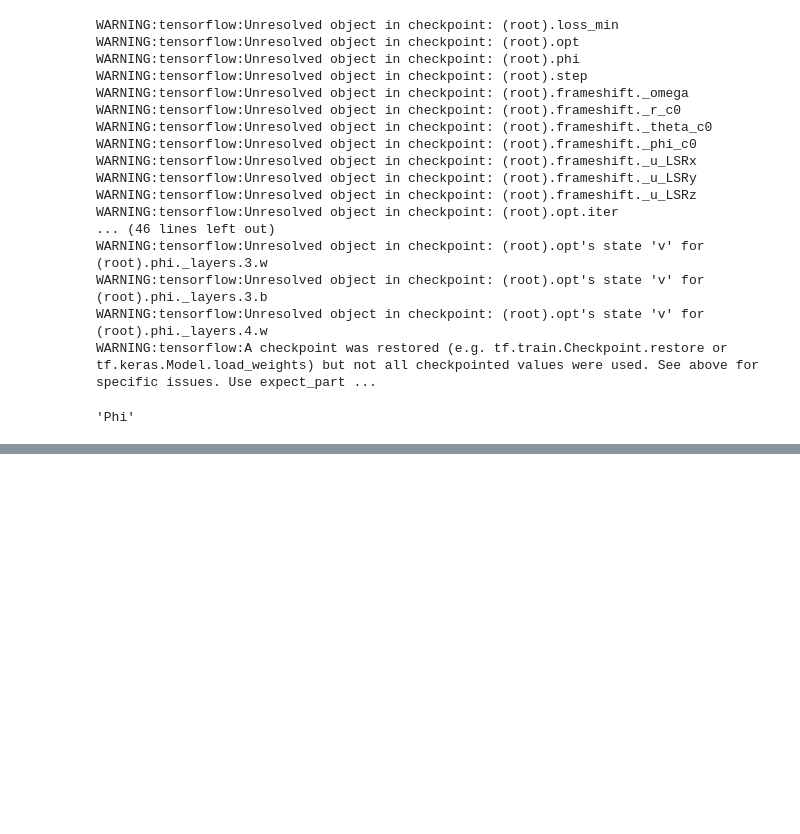
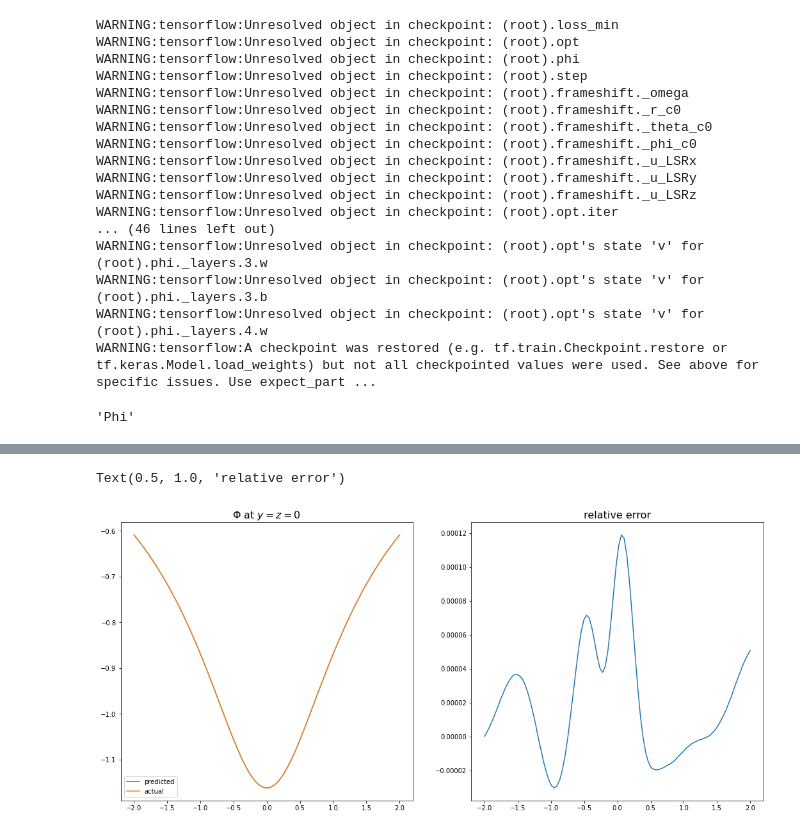
Before and after one commit to gregreen/deep-potential, a Jupyter notebook: notebooks/test_frameshift.ipynb, the cells around one changed output, grey strips where cells are left out. Saved outputs shown, nothing was run; the diff lists cells and outputs as text; code cells hidden in the pictures; blank space fills up the shorter version.

```diff
--- a/notebooks/test_frameshift.ipynb
+++ b/notebooks/test_frameshift.ipynb
@@ -619,0 +896,12 @@ Solution: $\vec v = \vec u_{LSR}$
+# %%
+u0 = tf.constant([u_LSR[0], u_LSR[1], u_LSR[2]], dtype=tf.float32)
+q = tf.constant(df_data['eta'][:,:n_dim], dtype=tf.float32)
+
+u = tf.tile(tf.reshape(u0, [1, n_dim]), tf.constant([q.shape[0], 1]))
+du_dt = tf.constant(0, shape=q.shape)
+du_dt
+
+a = tf.add(tf.multiply(q[:, 1], -omega0), u_LSR[0])
+b = tf.add(tf.multiply(omega0, q[:, 0]), u_LSR[1])
+c = tf.repeat(u_LSR[2], n)
+tf.stack((a, b, tf.zeros(n)), axis=1)
@@ -678,0 +1184,20 @@ array([[0, 0, 0],
+# %%
+# Visualise
+fig, axs = plt.subplots(1, 2, figsize=(18, 8))
+
+n_plot = 100
+xs = np.linspace(-2, 2, n_plot)
+eta_plot = np.zeros((n_plot, 3))
+eta_plot[:, 0] = xs
+
+ypred, ys = phi_model(eta_plot).numpy().reshape(n_plot,), phi(eta_plot)
+#ax.plot(xs, ypred)
+axs[0].plot(xs, ypred, label="predicted")
+axs[0].plot(xs, ys - ys[0] + ypred[0], label="actual")
+axs[0].set_title("$\Phi$ at $y=z=0$", fontsize=16)
+axs[0].legend()
+axs[1].plot(xs, (ys - ys[0] + ypred[0] - ypred)/ypred)
+axs[1].set_title("relative error", fontsize=16)
+# %% [output]
+Text(0.5, 1.0, 'relative error')
+[figure, added]
```
Also changed, not shown: parts of 21 cells of this notebook, 4 other files.
